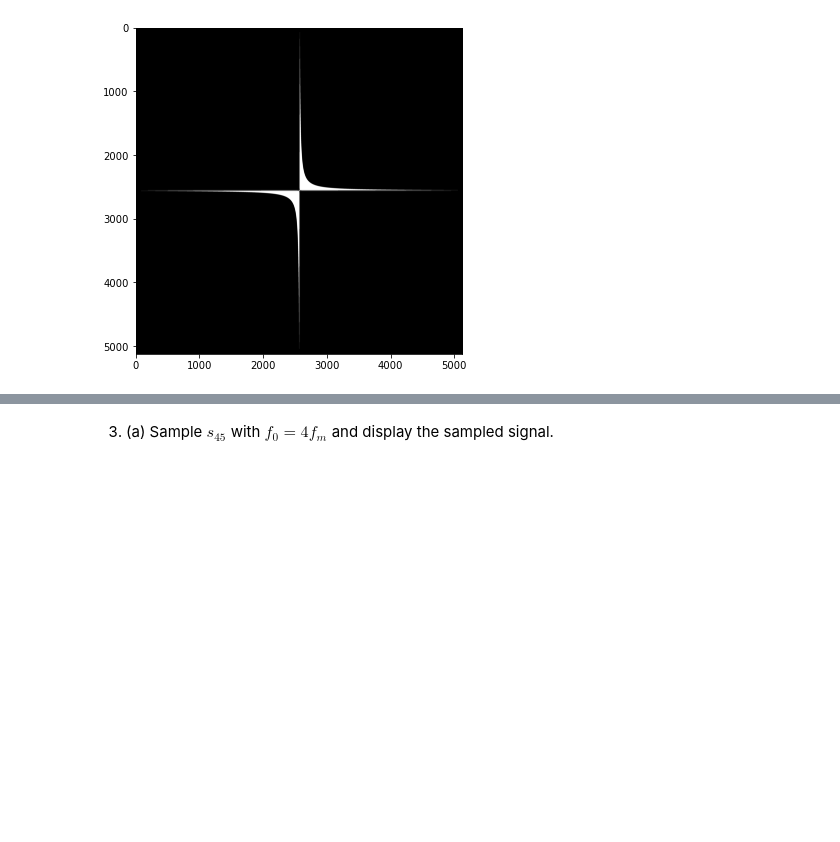
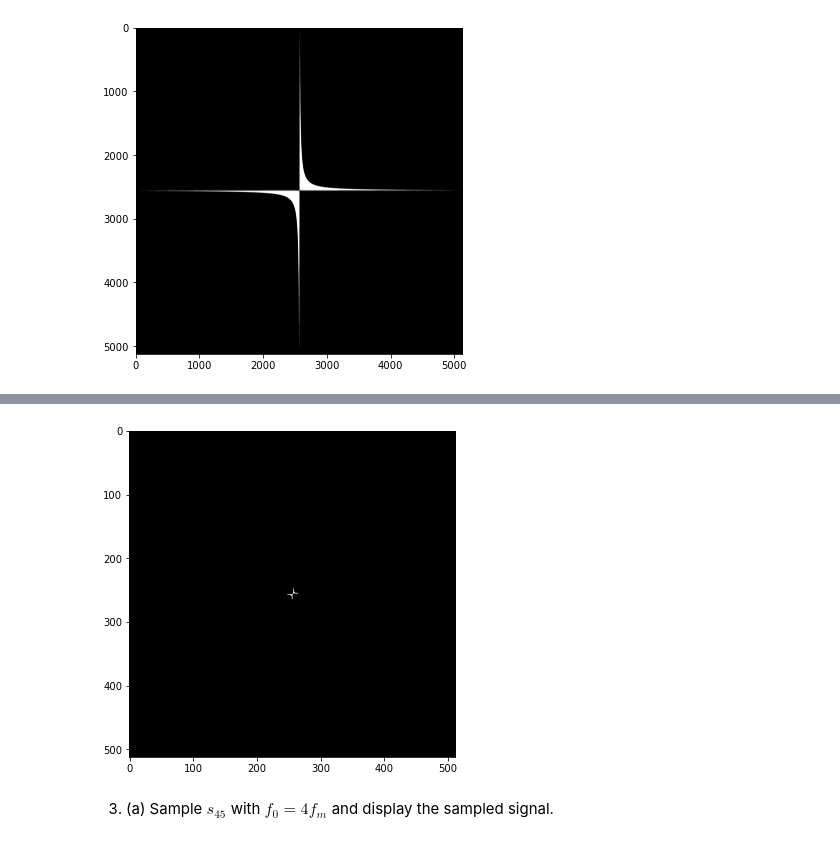
Before and after one commit to hanzopgp/MasterBioInformaticsPTs, a Jupyter notebook: S1/BIMA/TME3/TME3/TME3KordonDurand.ipynb, the cells around one changed output, grey strips where cells are left out. Drawn from its saved outputs; the diff is of its cells as text; code cells hidden in the pictures; blank space fills up the shorter version.

```diff
--- a/S1/BIMA/TME3/TME3/TME3KordonDurand.ipynb
+++ b/S1/BIMA/TME3/TME3/TME3KordonDurand.ipynb
@@ -166,3 +179,7 @@ imshow(tr_shift_ft_s45bis)
+# %%
+imshow(tr_shift_ft_s45bis)
+# %% [output]
+[figure, added]
 # %%
 # Il y a bien 2 dirac.
 
```
Also changed, not shown: parts of 7 cells of this notebook, 14 other files.
